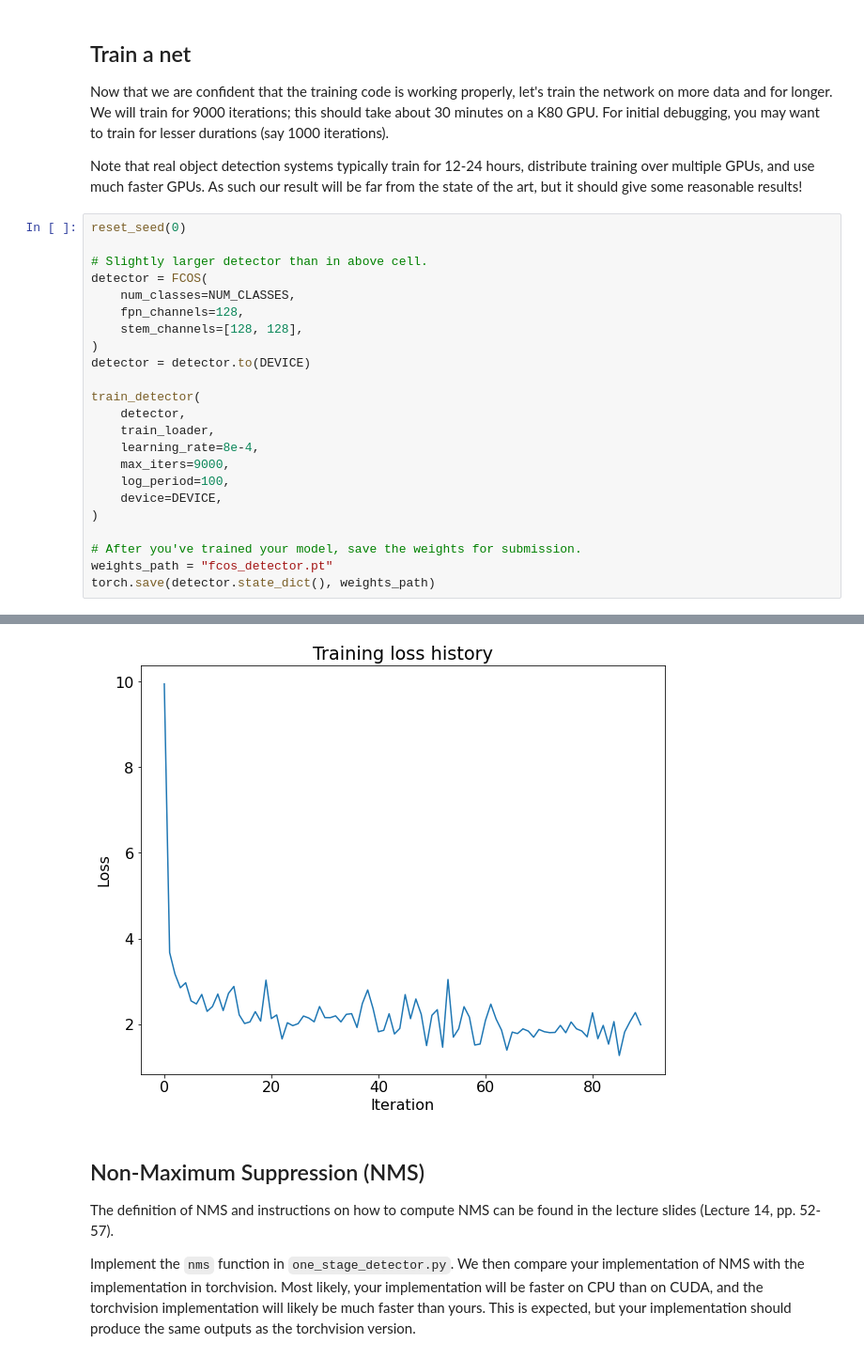
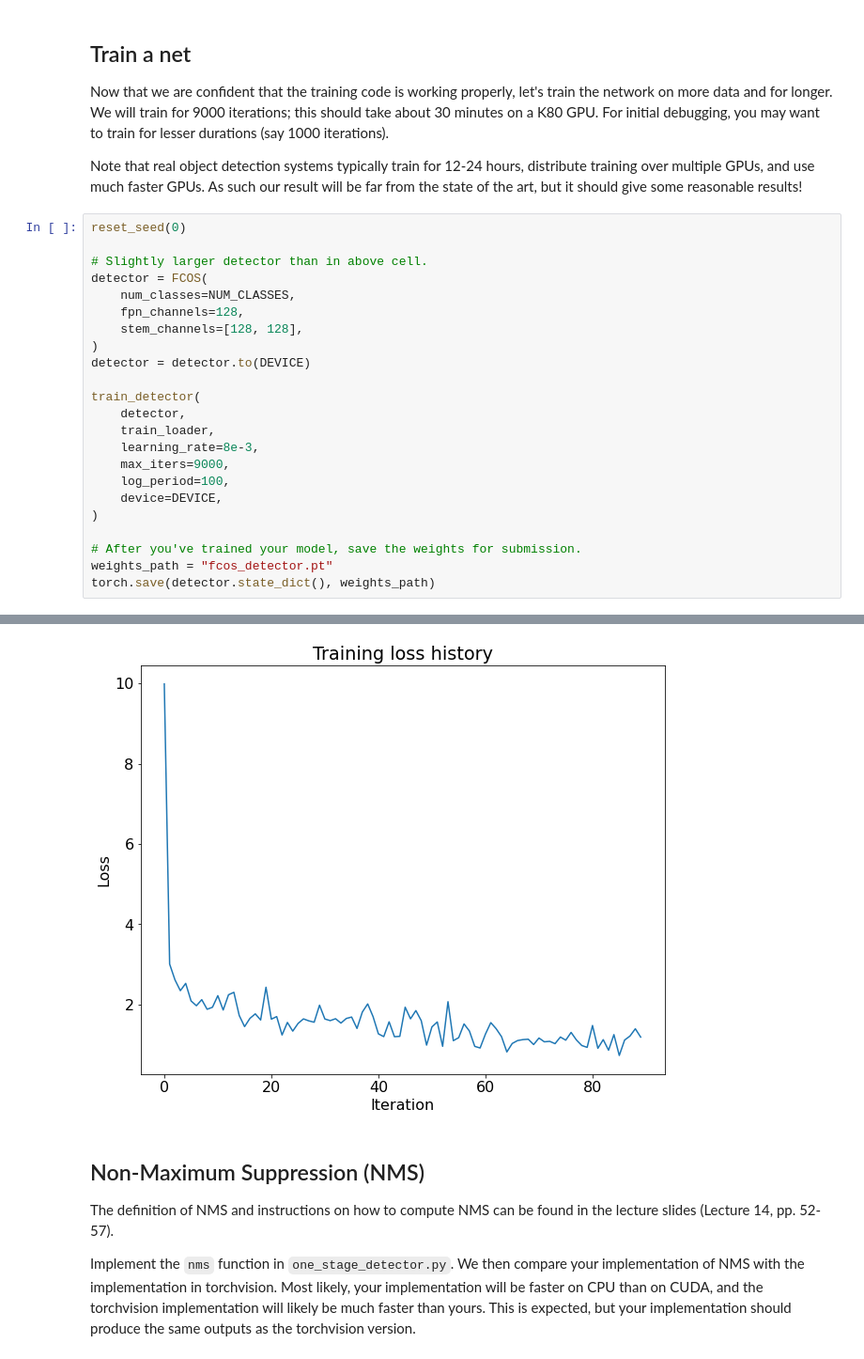
Before and after one commit to sally11131114/1102_DeepLearning, a Jupyter notebook: Final/one_stage_detector.ipynb, the cells around one changed output, grey strips where cells are left out. Shown at 94% size. Drawn from its saved outputs; the diff is of its cells as text.

```diff
--- a/Final/one_stage_detector.ipynb
+++ b/Final/one_stage_detector.ipynb
@@ -807,7 +807,7 @@ detector = detector.to(DEVICE)
 train_detector(
     detector,
     train_loader,
-    learning_rate=8e-4,
+    learning_rate=8e-3,
     max_iters=9000,
     log_period=100,
     device=DEVICE,
@@ -837,4 +837,4 @@ Shape of c5 features: torch.Size([2, 400, 7, 7])
-[figure, old version]
+[figure, new version]
 # %% [markdown]
 ## Non-Maximum Suppression (NMS)
 
```
Also changed, not shown: parts of 10 cells of this notebook, 1 other file.
